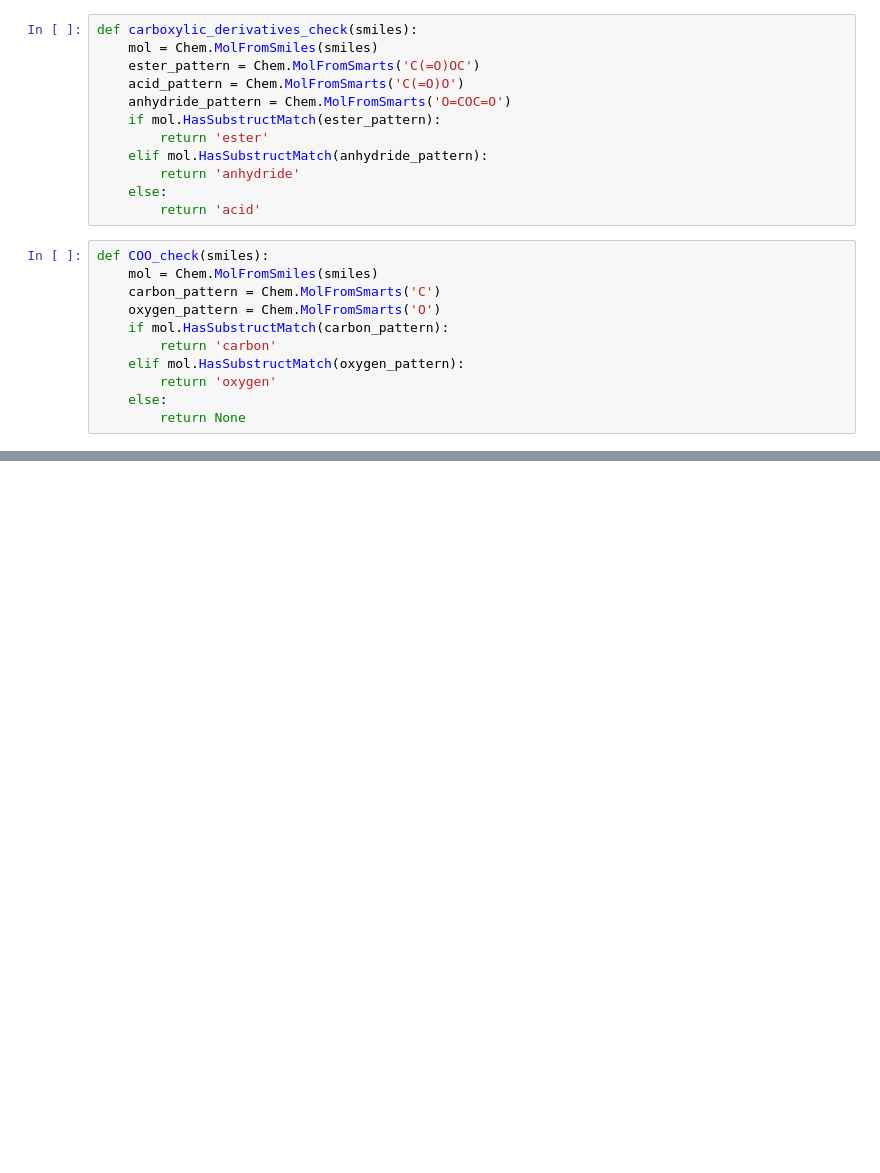
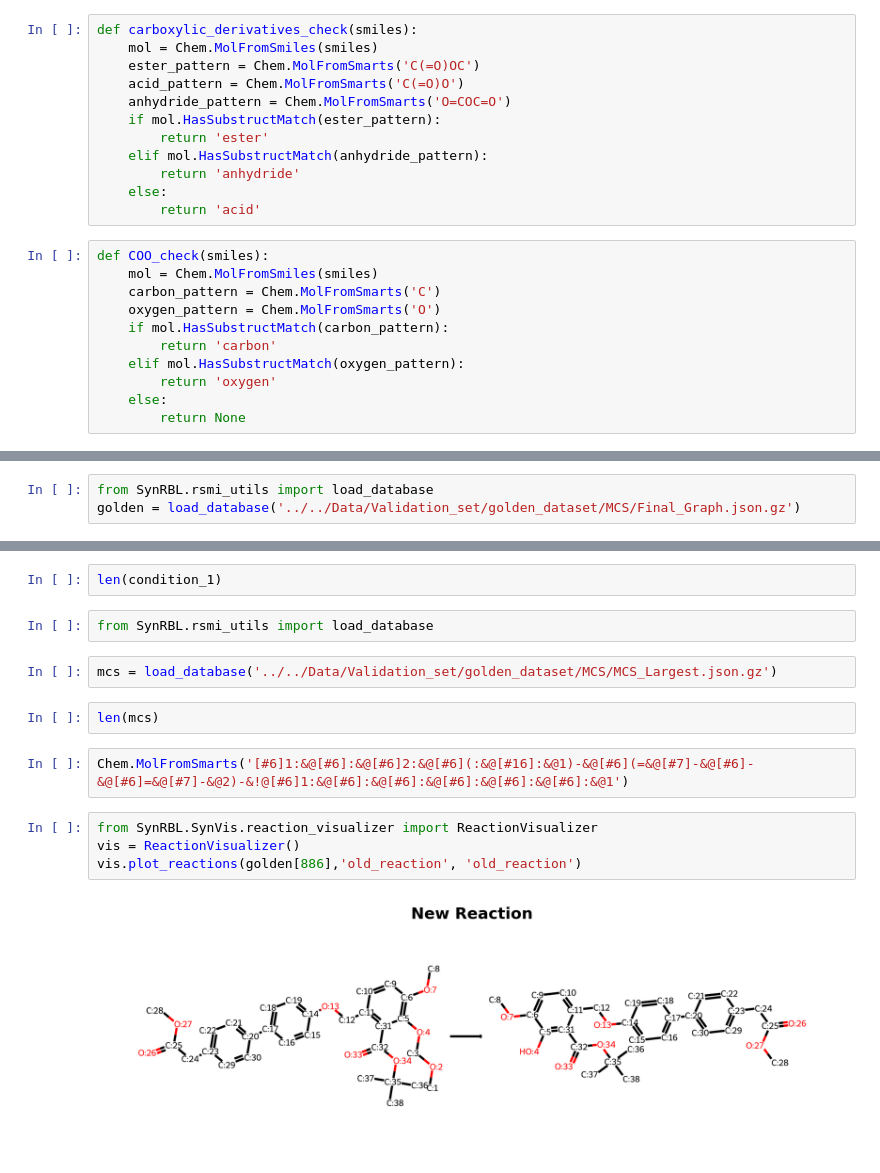
Before and after one commit to TieuLongPhan/SynRBL, a Jupyter notebook: Pipeline/Validation/check_rule_based.ipynb, the cells around one changed output, grey strips where cells are left out. Saved outputs shown, nothing was run; the diff lists cells and outputs as text; blank space fills up the shorter version.

```diff
--- a/Pipeline/Validation/check_rule_based.ipynb
+++ b/Pipeline/Validation/check_rule_based.ipynb
@@ -316,0 +298,3 @@ Chem.CanonSmiles('C(=O)OC(=O)')
+# %%
+from SynRBL.rsmi_utils import load_database
+golden = load_database('../../Data/Validation_set/golden_dataset/MCS/Final_Graph.json.gz')
@@ -322,0 +667,16 @@ Chem.CanonSmiles('C(=O)OC(=O)')
+# %%
+len(condition_1)
+# %%
+from SynRBL.rsmi_utils import load_database
+# %%
+mcs = load_database('../../Data/Validation_set/golden_dataset/MCS/MCS_Largest.json.gz')
+# %%
+len(mcs)
+# %%
+Chem.MolFromSmarts('[#6]1:&@[#6]:&@[#6]2:&@[#6](:&@[#16]:&@1)-&@[#6](=&@[#7]-&@[#6]-&@[#6]=&@[#7]-&@2)-&!@[#6]1:&@[#6]:&@[#6]:&@[#6]:&@[#6]:&@[#6]:&@1')
+# %%
+from SynRBL.SynVis.reaction_visualizer import ReactionVisualizer
+vis = ReactionVisualizer()
+vis.plot_reactions(golden[886],'old_reaction', 'old_reaction')
+# %% [output]
+[figure, added]
```
Also changed, not shown: parts of 37 cells of this notebook, 7 other files.
